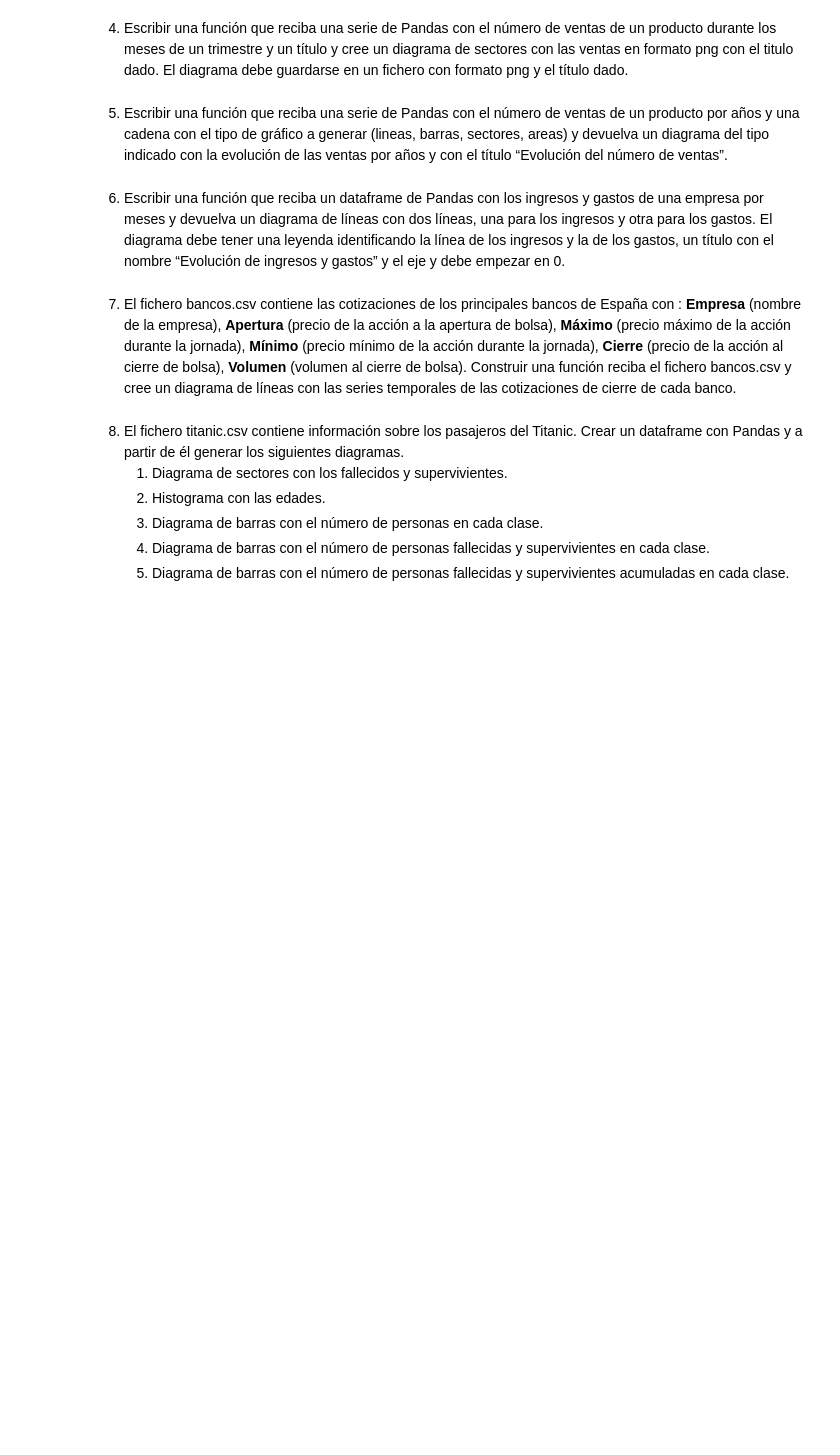
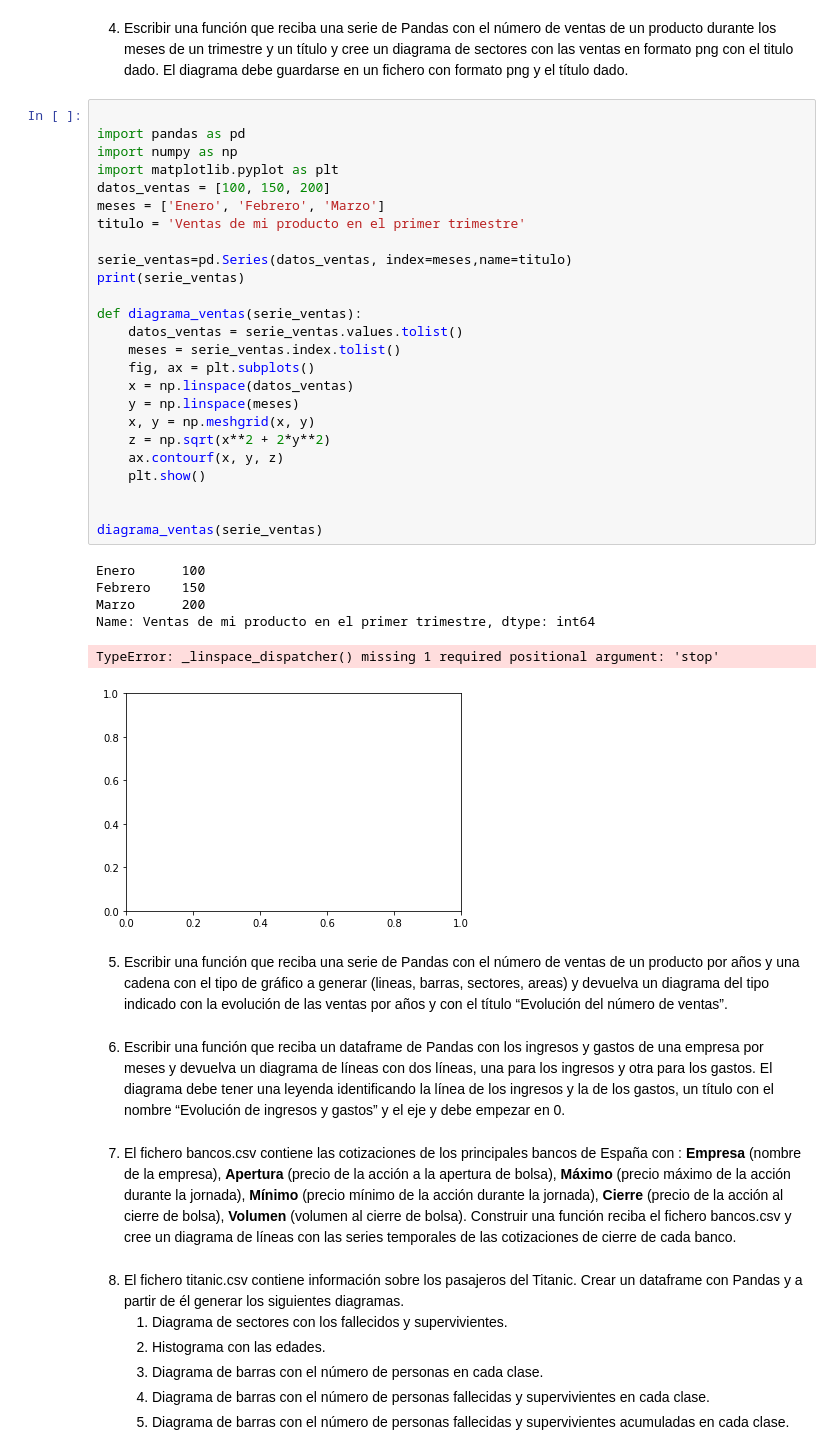
Before and after one commit to juanrojas09/Sistemas-Inteligentes-Practicos, a Jupyter notebook: Practico Python 2.ipynb, the cells around one changed output. Cells and saved outputs as stored; diff of their text form; blank space fills up the shorter version.

Commit message:
se avanza practico 2, matplotlib

```diff
--- a/Practico Python 2.ipynb
+++ b/Practico Python 2.ipynb
@@ -568,5 +568,37 @@ plt.show()
 # %% [markdown]
 4. Escribir una función que reciba una serie de Pandas con el número de ventas de un producto durante los meses de un trimestre y un título y cree un diagrama de sectores con las ventas en formato png con el titulo dado. El diagrama debe guardarse en un fichero con formato png y el título dado.
+# %%
+
+import pandas as pd
+import numpy as np
+import matplotlib.pyplot as plt
+datos_ventas = [100, 150, 200]
+meses = ['Enero', 'Febrero', 'Marzo']
+titulo = 'Ventas de mi producto en el primer trimestre'
+
+serie_ventas=pd.Series(datos_ventas, index=meses,name=titulo)
+print(serie_ventas)
+
+def diagrama_ventas(serie_ventas):
+    datos_ventas = serie_ventas.values.tolist()
+    meses = serie_ventas.index.tolist()
+    fig, ax = plt.subplots()
+    x = np.linspace(datos_ventas)
+    y = np.linspace(meses)
+    x, y = np.meshgrid(x, y)
+    z = np.sqrt(x**2 + 2*y**2)
+    ax.contourf(x, y, z)
+    plt.show()
+
+
+diagrama_ventas(serie_ventas)
+# %% [output]
+Enero      100
+Febrero    150
+Marzo      200
+Name: Ventas de mi producto en el primer trimestre, dtype: int64
+TypeError: _linspace_dispatcher() missing 1 required positional argument: 'stop'
+[figure, added]
 # %% [markdown]
 5. Escribir una función que reciba una serie de Pandas con el número de ventas de un producto por años y una cadena con el tipo de gráfico a generar (lineas, barras, sectores, areas) y devuelva un diagrama del tipo indicado con la evolución de las ventas por años y con el título “Evolución del número de ventas”.
 # %% [markdown]
```
Also changed, not shown: parts of 1 cell of this notebook, 2 other files.
